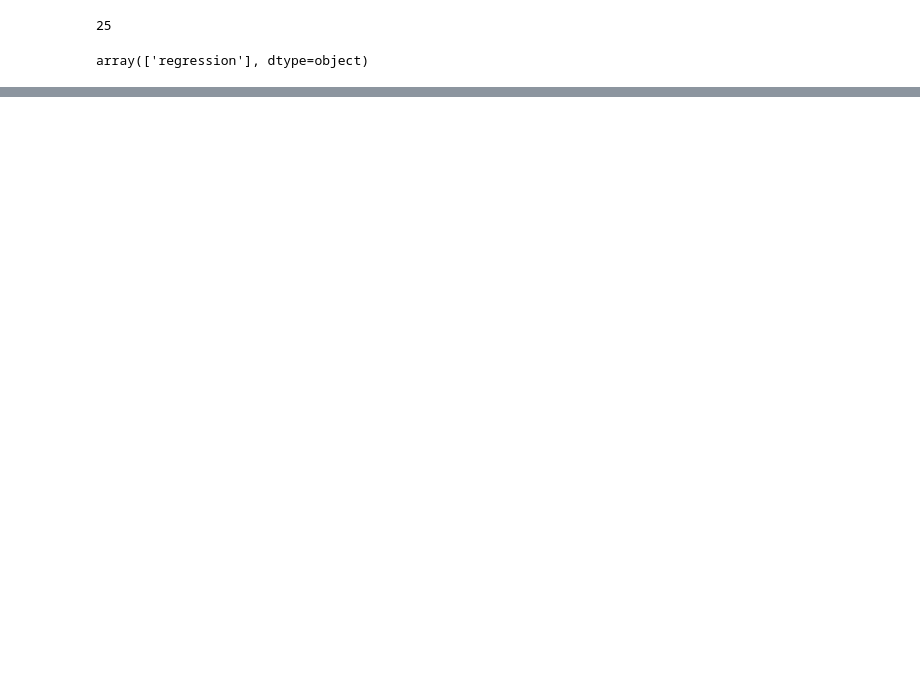
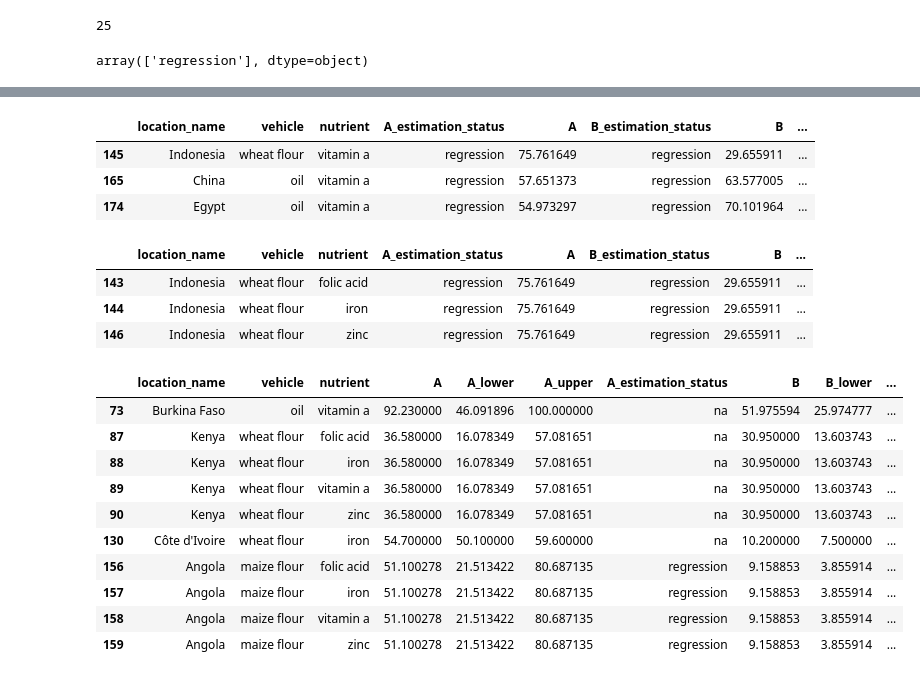
Before and after one commit to ihmeuw/vivarium_research_lsff, a Jupyter notebook: data_prep/gen_outputs/MICE/2021_03_31_compile_results_run_rejection_sampling.ipynb, the cells around one changed output, grey strips where cells are left out. Saved outputs shown, nothing was run; the diff lists cells and outputs as text; code cells hidden in the pictures; blank space fills up the shorter version.

Commit message:
incorporating rejection sampling

```diff
--- a/data_prep/gen_outputs/MICE/2021_03_31_compile_results_run_rejection_sampling.ipynb
+++ b/data_prep/gen_outputs/MICE/2021_03_31_compile_results_run_rejection_sampling.ipynb
@@ -150,0 +229,31 @@ df.loc[(df.updated),'value_975_percentile'] = df.upper
+# %%
+ref[(ref.B.isna()) | (ref.C.isna())][['location_name','vehicle','nutrient','A_estimation_status','A','B_estimation_status','B','C_estimation_status','C']]
+# %% [output]
+|  | location_name | vehicle | nutrient | A_estimation_status | A | B_estimation_status | B | ... |
+| 145 | Indonesia | wheat flour | vitamin a | regression | 75.761649 | regression | 29.655911 | ... |
+| 165 | China | oil | vitamin a | regression | 57.651373 | regression | 63.577005 | ... |
+| 174 | Egypt | oil | vitamin a | regression | 54.973297 | regression | 70.101964 | ... |
+# %%
+ref[(ref.B_upper < ref.C_lower)][['location_name','vehicle','nutrient','A_estimation_status','A','B_estimation_status','B','C_estimation_status','C']]
+# %% [output]
+|  | location_name | vehicle | nutrient | A_estimation_status | A | B_estimation_status | B | ... |
+| 143 | Indonesia | wheat flour | folic acid | regression | 75.761649 | regression | 29.655911 | ... |
+| 144 | Indonesia | wheat flour | iron | regression | 75.761649 | regression | 29.655911 | ... |
+| 146 | Indonesia | wheat flour | zinc | regression | 75.761649 | regression | 29.655911 | ... |
+# %%
+# these are the locations rejection sampling should be able to fix
+sub = ref.loc[(ref.B < ref.C) & ~(ref.B_upper < ref.C_lower)]
+# %%
+sub
+# %% [output]
+|  | location_name | vehicle | nutrient | A | A_lower | A_upper | A_estimation_status | B | B_lower | ... |
+| 73 | Burkina Faso | oil | vitamin a | 92.230000 | 46.091896 | 100.000000 | na | 51.975594 | 25.974777 | ... |
+| 87 | Kenya | wheat flour | folic acid | 36.580000 | 16.078349 | 57.081651 | na | 30.950000 | 13.603743 | ... |
+| 88 | Kenya | wheat flour | iron | 36.580000 | 16.078349 | 57.081651 | na | 30.950000 | 13.603743 | ... |
+| 89 | Kenya | wheat flour | vitamin a | 36.580000 | 16.078349 | 57.081651 | na | 30.950000 | 13.603743 | ... |
+| 90 | Kenya | wheat flour | zinc | 36.580000 | 16.078349 | 57.081651 | na | 30.950000 | 13.603743 | ... |
+| 130 | Côte d'Ivoire | wheat flour | iron | 54.700000 | 50.100000 | 59.600000 | na | 10.200000 | 7.500000 | ... |
+| 156 | Angola | maize flour | folic acid | 51.100278 | 21.513422 | 80.687135 | regression | 9.158853 | 3.855914 | ... |
+| 157 | Angola | maize flour | iron | 51.100278 | 21.513422 | 80.687135 | regression | 9.158853 | 3.855914 | ... |
+| 158 | Angola | maize flour | vitamin a | 51.100278 | 21.513422 | 80.687135 | regression | 9.158853 | 3.855914 | ... |
+| 159 | Angola | maize flour | zinc | 51.100278 | 21.513422 | 80.687135 | regression | 9.158853 | 3.855914 | ... |
```
Also changed, not shown: parts of 38 cells of this notebook, 1 other file.
